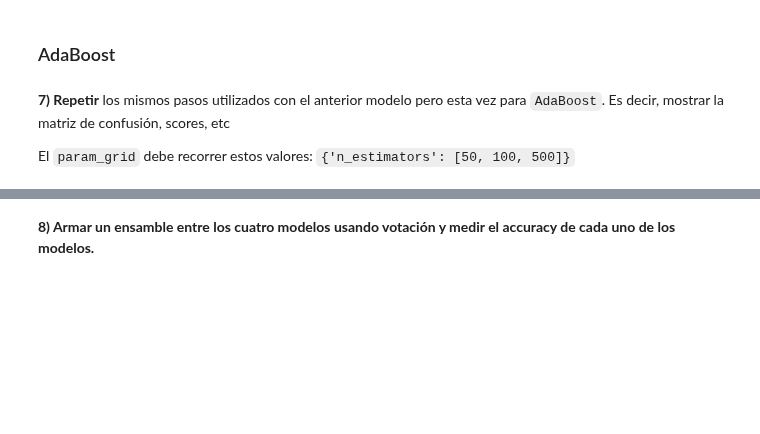
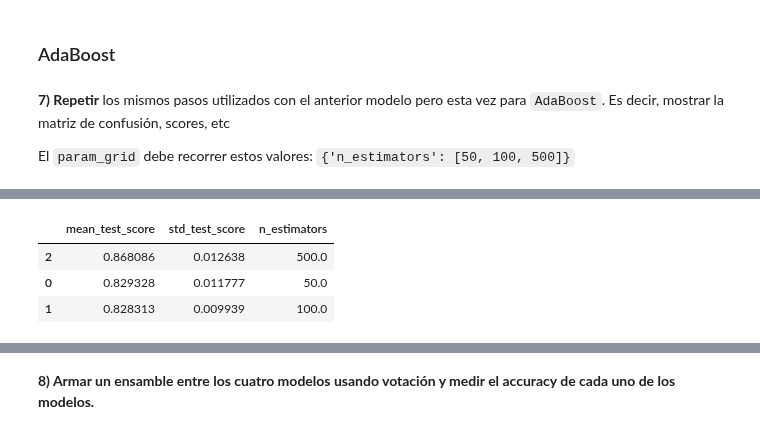
Before and after one commit to ppalomanes/acamica-ds, a Jupyter notebook: entrega05/recursos_proyecto_5.ipynb, the cells around one changed output, grey strips where cells are left out. Drawn from its saved outputs; the diff is of its cells as text; code cells hidden in the pictures; blank space fills up the shorter version.

```diff
--- a/entrega05/recursos_proyecto_5.ipynb
+++ b/entrega05/recursos_proyecto_5.ipynb
@@ -410,8 +498,8 @@ from sklearn.ensemble import AdaBoostClassifier
 param_grid = {'n_estimators': [50, 100, 500]}
 
 ada_clf = AdaBoostClassifier()
-grid_search = GridSearchCV(mlp_clf,
-                           ada_clf,
+grid_search = GridSearchCV(ada_clf,
+                           param_grid,
                            cv=5,
                            scoring='roc_auc',
                            n_jobs=-1)
@@ -420,20 +516,25 @@ grid_search.fit(X_train, y_train)
 # %%
 data = []
-hidden_layer_sizes = []
+n_estimators = []
 
 for d in grid_search.cv_results_["params"]:
-    hidden_layer_sizes.append(d["hidden_layer_sizes"])
+    n_estimators.append(d["n_estimators"])
 
 data.append(grid_search.cv_results_["mean_test_score"])
 data.append(grid_search.cv_results_["std_test_score"])
-data.append(hidden_layer_sizes)
+data.append(n_estimators)
 
 df = pd.DataFrame(data)
 df = df.T
 df.columns = ['mean_test_score',
               'std_test_score',
-              'hidden_layer_sizes']
+              'n_estimators']
 
 df.sort_values(by='mean_test_score', ascending=False)
+# %% [output]
+|  | mean_test_score | std_test_score | n_estimators |
+| 2 | 0.868086 | 0.012638 | 500.0 |
+| 0 | 0.829328 | 0.011777 | 50.0 |
+| 1 | 0.828313 | 0.009939 | 100.0 |
 # %%
 grid_search.best_params_
```
Also changed, not shown: parts of 23 cells of this notebook.
